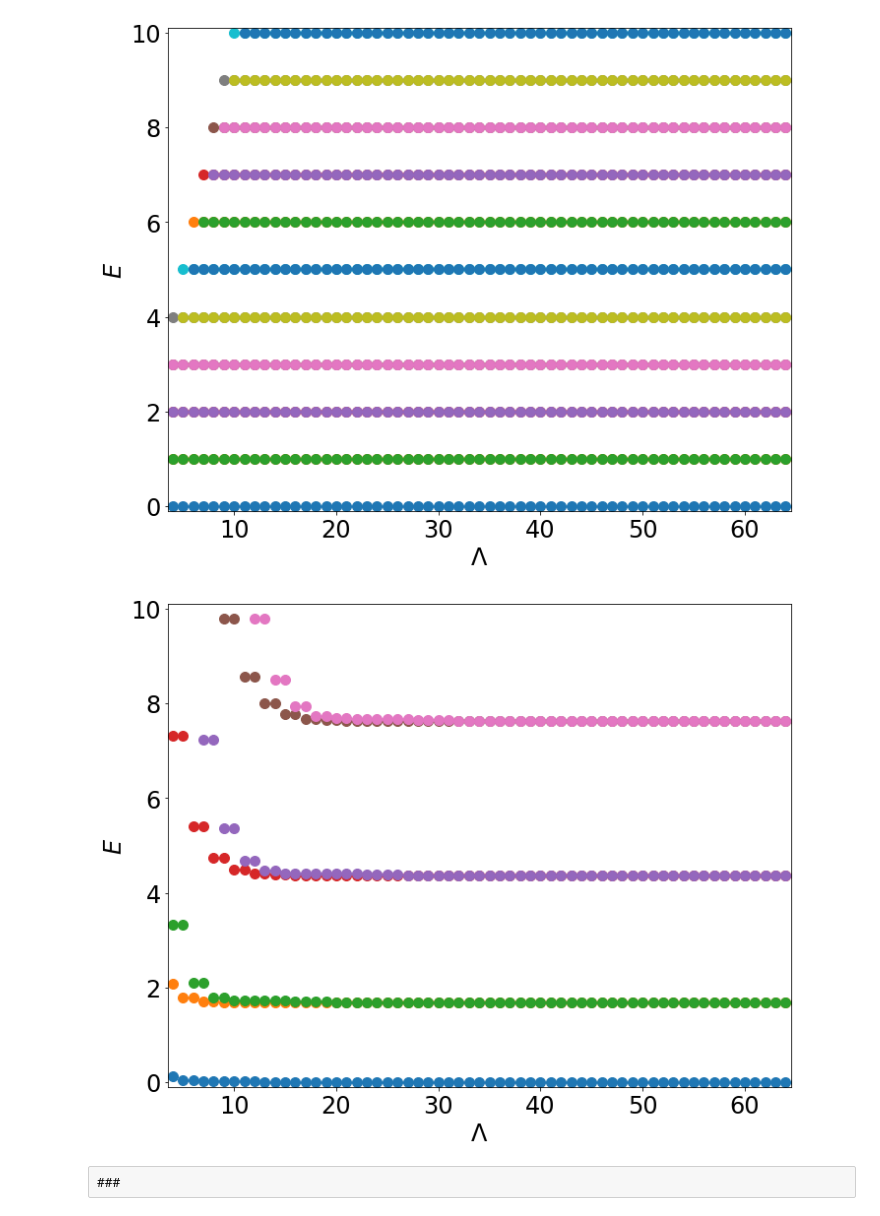
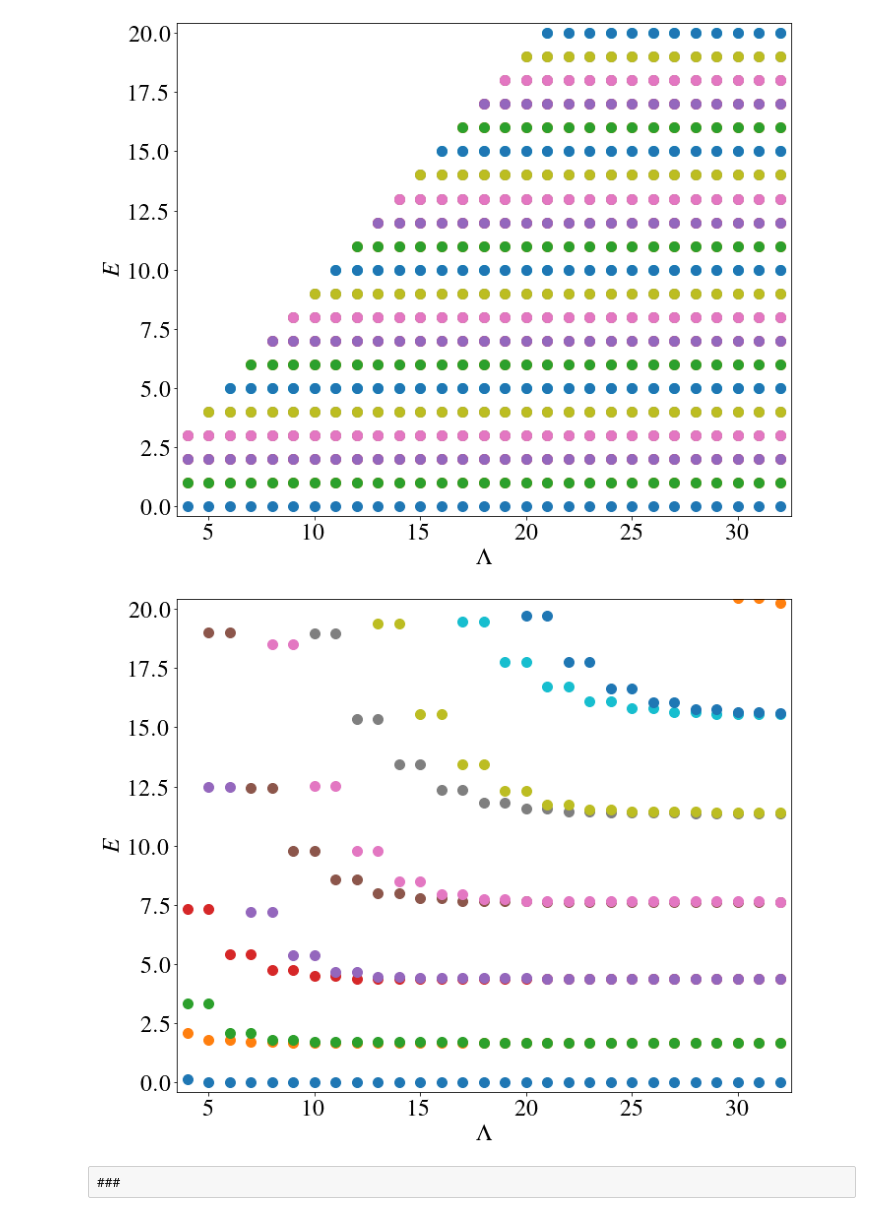
Before and after one commit to chrisculver/SUSY_QuantumComputing, a Jupyter notebook: tutorials/SpectraVSCutoff.ipynb, the cells around one changed output. Drawn from its saved outputs; the diff is of its cells as text; code cells hidden in the pictures.

```diff
--- a/tutorials/SpectraVSCutoff.ipynb
+++ b/tutorials/SpectraVSCutoff.ipynb
@@ -62,21 +62,28 @@ HOhamEigsLoad=pickle.load(open("DATA/ho_eigs_vs_cutoff.p","rb"))
 import matplotlib
 #matplotlib.use("Agg")
 plt.style.use("paper.mplstyle")
+# %%
+def ho_plot_data_by_level(eigs,offset=0):
+    numLevels = len(eigs[len(eigs)-1])
+
+    x=[[n+4+j*offset for n in range(len(eigs))] for j in range(numLevels)]
+    y=[[eigs[n][i] if i+1<len(eigs[n]) else -1 for n in range(len(eigs))] for i in range(numLevels)]
+    return (x,y)
+
+x, y = ho_plot_data_by_level(HOhamEigsLoad)
 # %%
-x, y = plot_data_by_level(HOhamEigsLoad)
-
 for i in range(len(x)):
     plt.scatter(x[i],y[i])
 
 
 plt.xlabel('$\\Lambda$')
 plt.ylabel('$E$')
 
-plt.xlim(3.5,64.5)
-plt.ylim(-0.1,10.1)
+plt.xlim(3.5,32.5)
+plt.ylim(-0.4,20.4)
 plt.savefig('PLOTS/HO_spectra.pdf',bbox_inches='tight')
 # %% [output]
-[figure, old version]
+[figure, new version]
 # %%
 #eigs[0]
 # %%
@@ -136,12 +143,12 @@ for i in range(len(x)):
 plt.xlabel('$\\Lambda$')
 plt.ylabel('$E$')
 
-plt.xlim(3.5,64.5)
-plt.ylim(-0.1,10.1)
+plt.xlim(3.5,32.5)
+plt.ylim(-0.4,20.4)
 
 plt.savefig('PLOTS/AHO_spectra.pdf',bbox_inches='tight')
 # %% [output]
-[figure, old version]
+[figure, new version]
 # %% [raw]
 ###
 # %%
```
Also changed, not shown: parts of 3 cells of this notebook, 9 other files.
